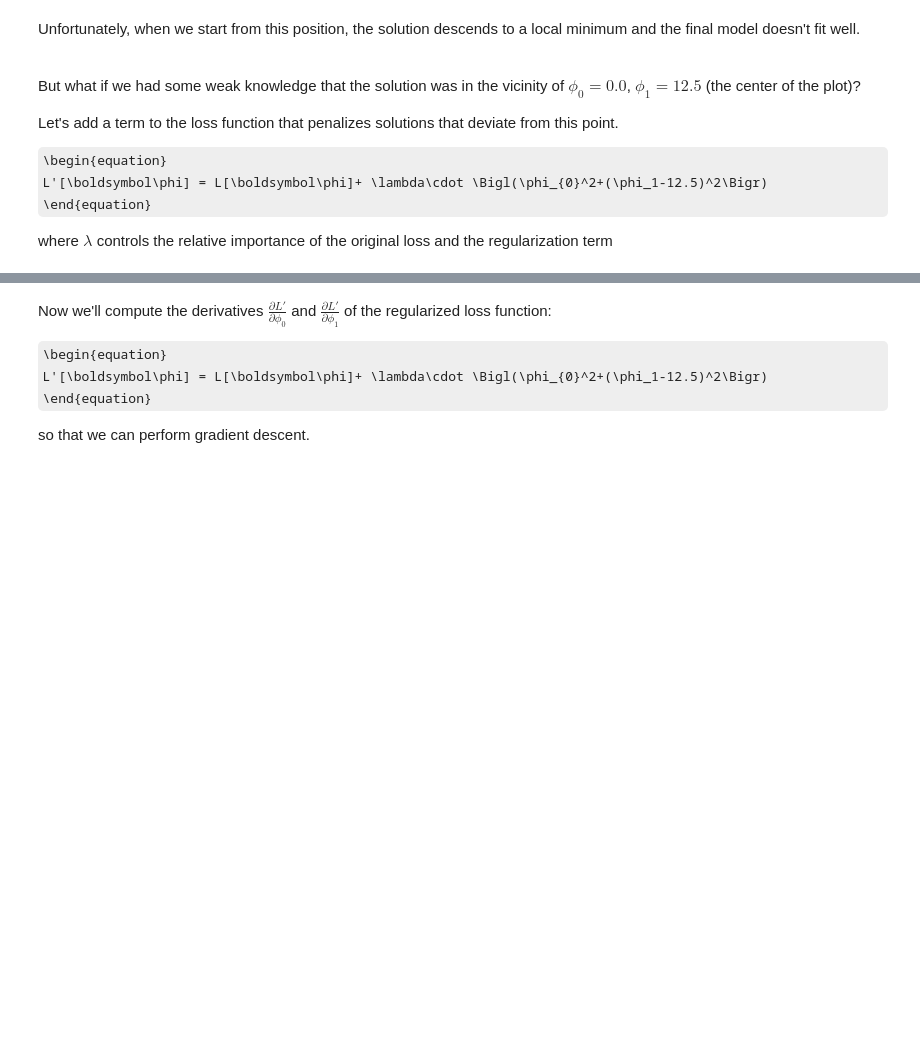
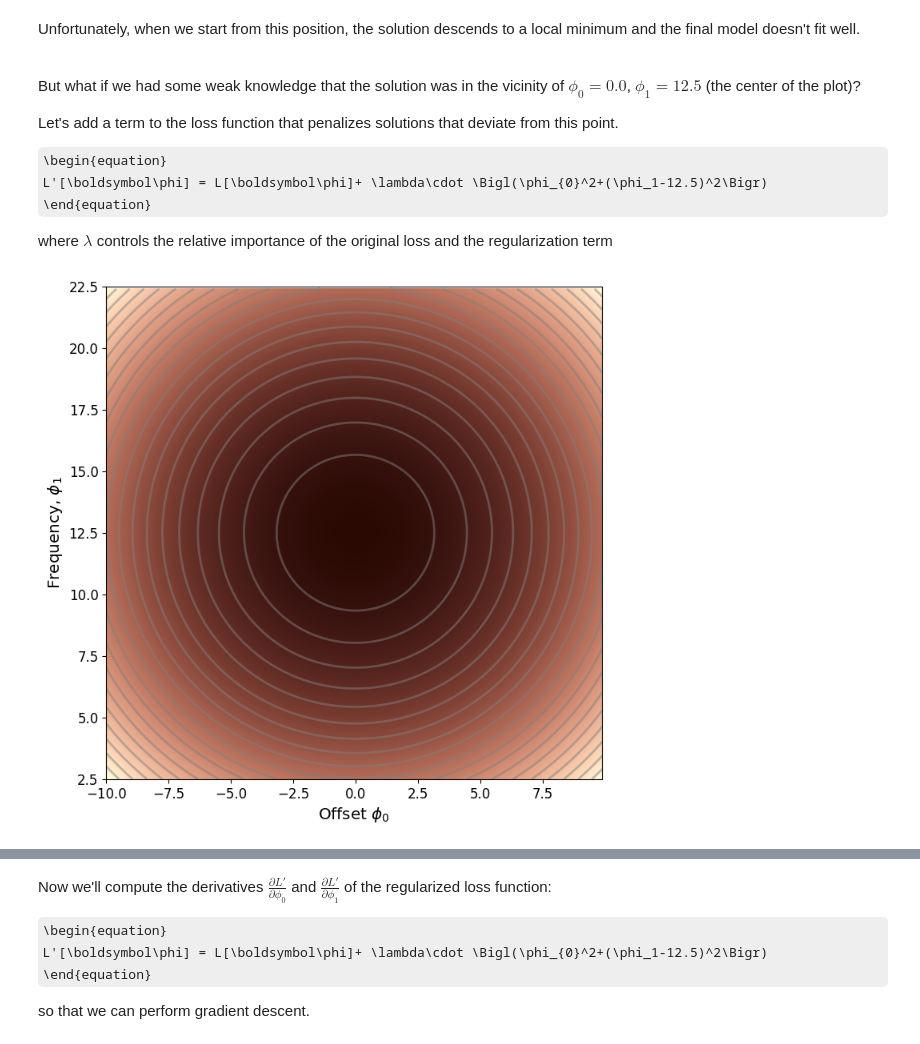
Before and after one commit to pcagas/udlbook, a Jupyter notebook: Notebooks/Chap09/9_1_L2_Regularization.ipynb, the cells around one changed output, grey strips where cells are left out. Saved outputs shown, nothing was run; the diff lists cells and outputs as text; code cells hidden in the pictures; some formulas as TeX source; blank space fills up the shorter version.

```diff
--- a/Notebooks/Chap09/9_1_L2_Regularization.ipynb
+++ b/Notebooks/Chap09/9_1_L2_Regularization.ipynb
@@ -96,7 +96,7 @@ def draw_loss_function(compute_loss, data,  model, my_colormap, phi_iters = None
   if phi_iters is not None:
     ax.plot(phi_iters[0,:], phi_iters[1,:],'go-')
   ax.set_ylim([2.5,22.5])
-  ax.set_xlabel('Offset $\phi_{0}$'); ax.set_ylabel('Frequency, $\phi_{1}$')
+  ax.set_xlabel(r'Offset $\phi_{0}$'); ax.set_ylabel(r'Frequency, $\phi_{1}$')
   plt.show()
 # %%
 draw_loss_function(compute_loss, data, model, my_colormap)
@@ -179,11 +190,11 @@ where $\lambda$ controls the relative importance of the original loss and the re
 # %%
 # Computes the regularization term
 def compute_reg_term(phi0,phi1):
-  # TODO compute the regularization term (term in large brackets in the above equation)
+  # DONE compute the regularization term (term in large brackets in the above equation)
   # Replace this line
-  reg_term = 0.0
+  reg_term = phi0**2 + (phi1-12.5)**2
 
-  return reg_term ;
+  return reg_term
 
 # Define the loss function
 # Note I called the weighting lambda_ to avoid confusing it with python lambda functions
@@ -197,24 +208,26 @@ def compute_loss2(data_x, data_y, model, phi, lambda_):
 # %%
 # Code to draw the regularization function
 def draw_reg_function():
 
   # Make grid of intercept/slope values to plot
   offsets_mesh, freqs_mesh = np.meshgrid(np.arange(-10,10.0,0.1), np.arange(2.5,22.5,0.1))
   loss_mesh = np.zeros_like(freqs_mesh)
   # Compute loss for every set of parameters
   for idslope, slope in np.ndenumerate(freqs_mesh):
      loss_mesh[idslope] = compute_reg_term(offsets_mesh[idslope], slope)
 
   fig,ax = plt.subplots()
   fig.set_size_inches(8,8)
   ax.contourf(offsets_mesh,freqs_mesh,loss_mesh,256,cmap=my_colormap)
   ax.contour(offsets_mesh,freqs_mesh,loss_mesh,20,colors=['#80808080'])
   ax.set_ylim([2.5,22.5])
-  ax.set_xlabel('Offset $\phi_{0}$'); ax.set_ylabel('Frequency, $\phi_{1}$')
+  ax.set_xlabel(r'Offset $\phi_{0}$'); ax.set_ylabel(r'Frequency, $\phi_{1}$')
   plt.show()
 
 # Draw the regularization function.  It should look similar to figure 9.1b
 draw_reg_function()
+# %% [output]
+[figure, added]
 # %%
 # Code to draw loss function with regularization
 def draw_loss_function_reg(data,  model, lambda_, my_colormap, phi_iters = None):
```
Also changed, not shown: parts of 6 cells of this notebook, 6 other files.
